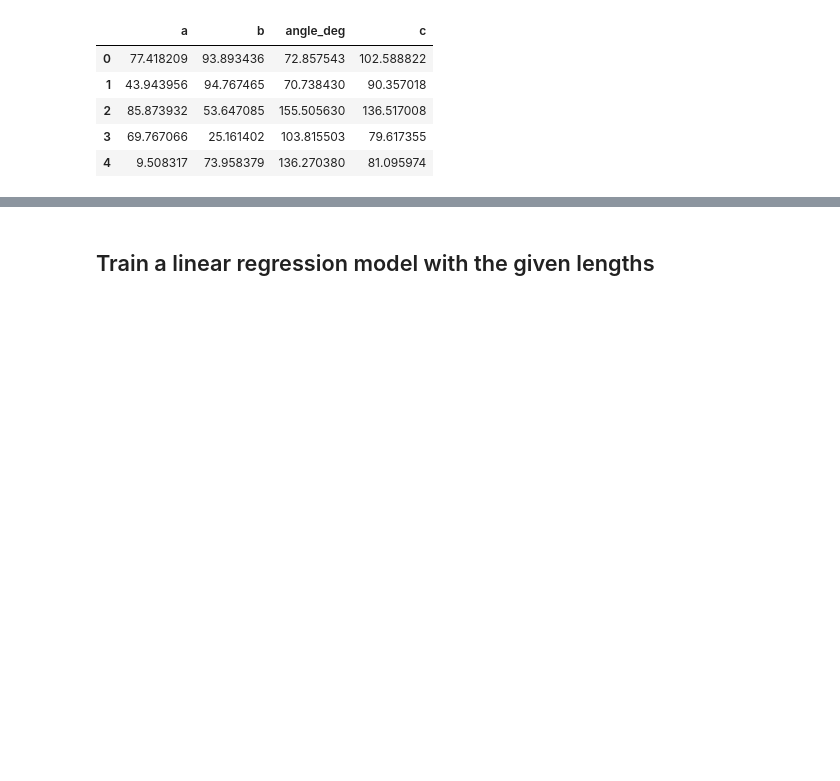
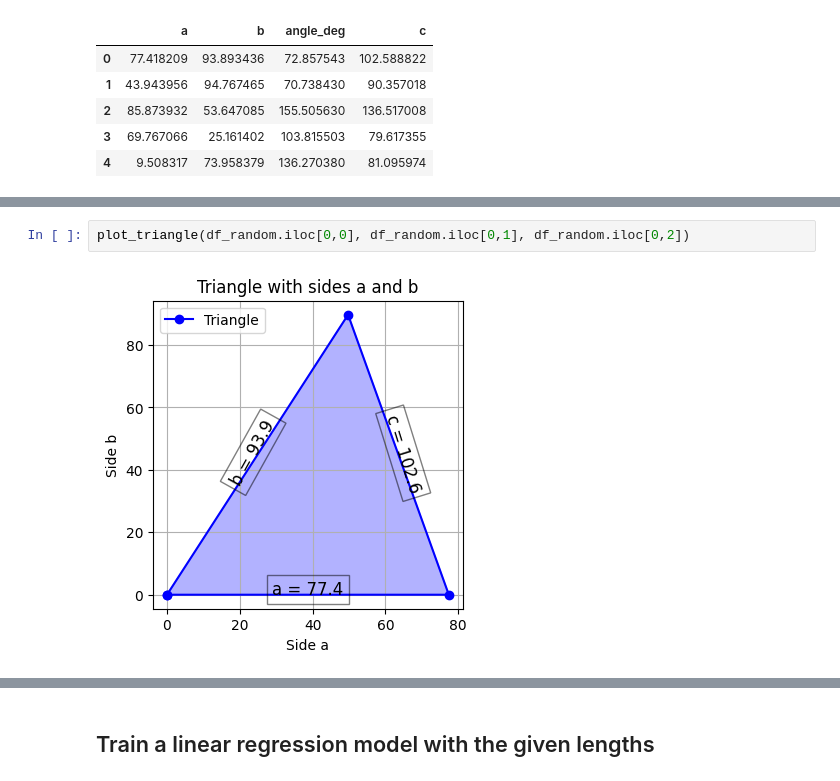
Before and after one commit to KaraMelih/HypotAI, a Jupyter notebook: notebooks/HypotenusProject.ipynb, the cells around one changed output, grey strips where cells are left out. Drawn from its saved outputs; the diff is of its cells as text; blank space fills up the shorter version.

```diff
--- a/notebooks/HypotenusProject.ipynb
+++ b/notebooks/HypotenusProject.ipynb
@@ -37,0 +42,4 @@ df_random.head()
+# %%
+plot_triangle(df_random.iloc[0,0], df_random.iloc[0,1], df_random.iloc[0,2])
+# %% [output]
+[figure, added]
```
Also changed, not shown: parts of 4 cells of this notebook, 2 other files.
